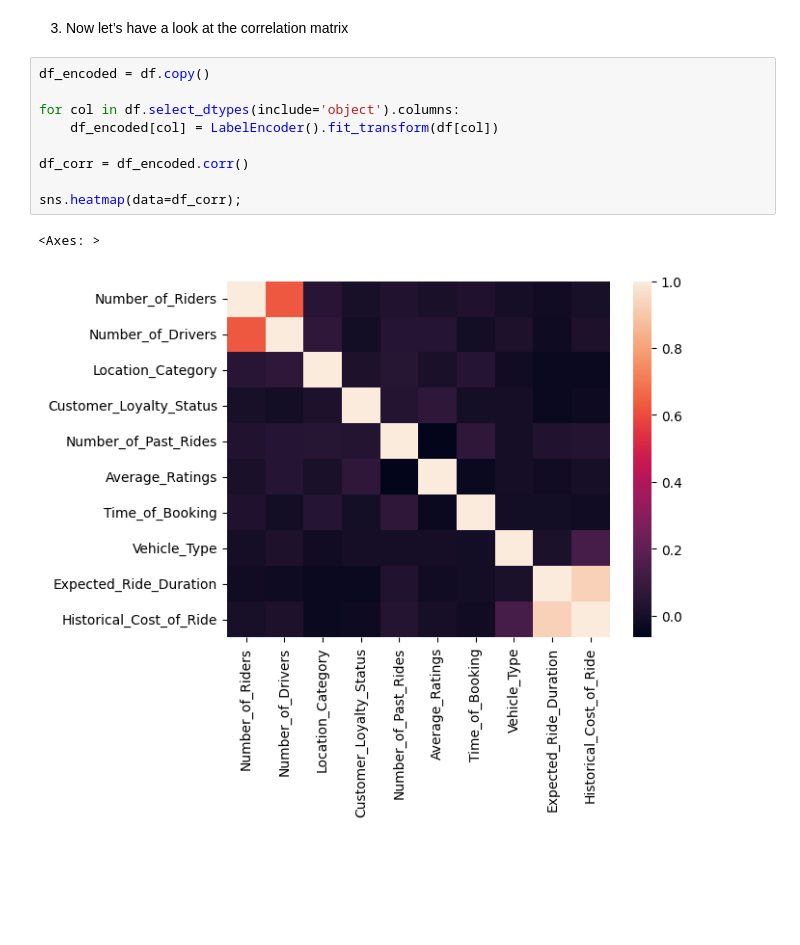
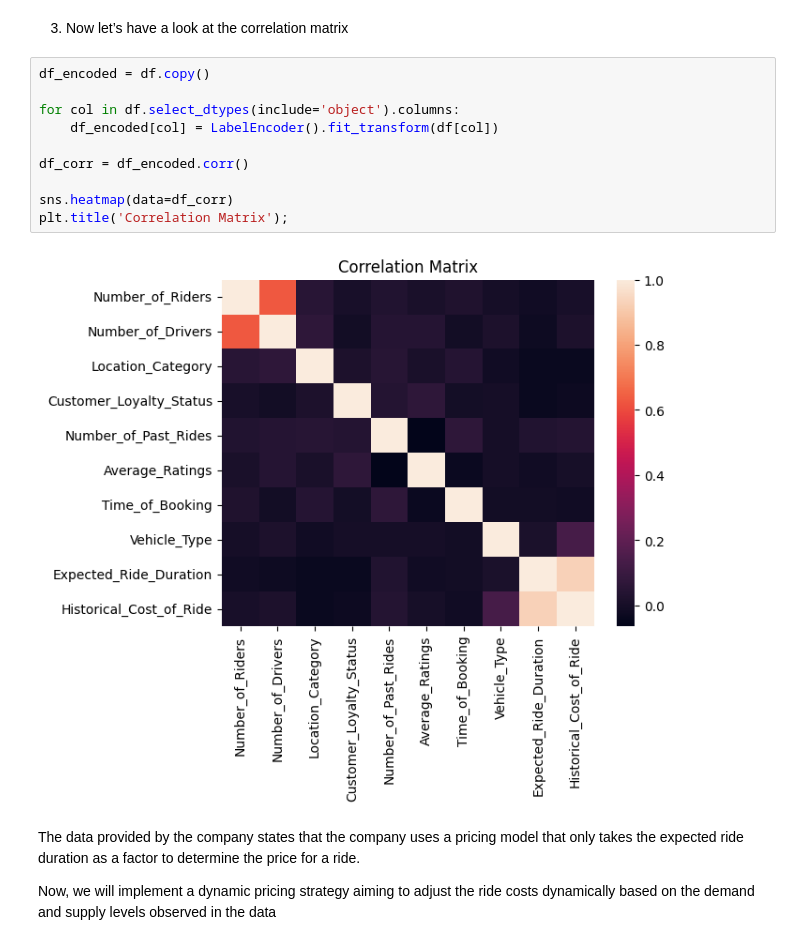
Before and after one commit to MohammadHosseinDalghi/Dynamic-Pricing-Strategy, a Jupyter notebook: Main.ipynb, the cells around one changed output. Drawn from its saved outputs; the diff is of its cells as text; blank space fills up the shorter version.

```diff
--- a/Main.ipynb
+++ b/Main.ipynb
@@ -68,12 +69,16 @@ plt.title('Historical cost of ride by vehicle type');
 # %%
 df_encoded = df.copy()
 
 for col in df.select_dtypes(include='object').columns:
     df_encoded[col] = LabelEncoder().fit_transform(df[col])
 
 df_corr = df_encoded.corr()
 
-sns.heatmap(data=df_corr);
+sns.heatmap(data=df_corr)
+plt.title('Correlation Matrix');
 # %% [output]
-<Axes: >
-[figure, old version]
+[figure, new version]
+# %% [markdown]
+The data provided by the company states that the company uses a pricing model that only takes the expected ride duration as a factor to determine the price for a ride.
+
+Now, we will implement a dynamic pricing strategy aiming to adjust the ride costs dynamically based on the demand and supply levels observed in the data
```
Also changed, not shown: parts of 3 cells of this notebook.
